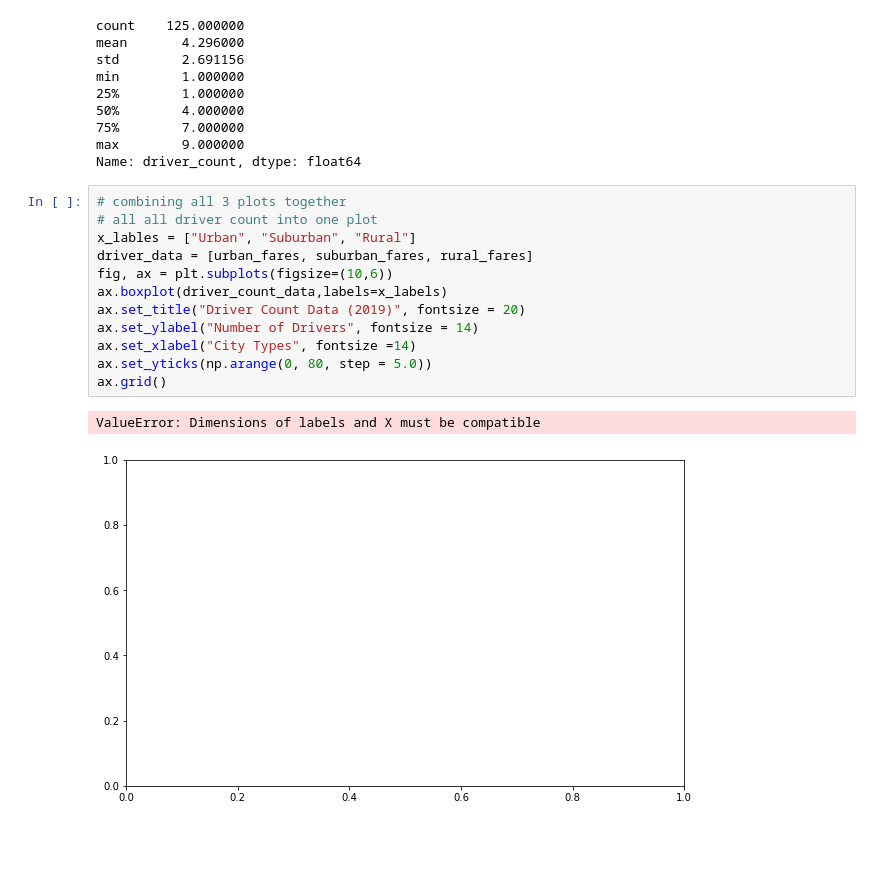
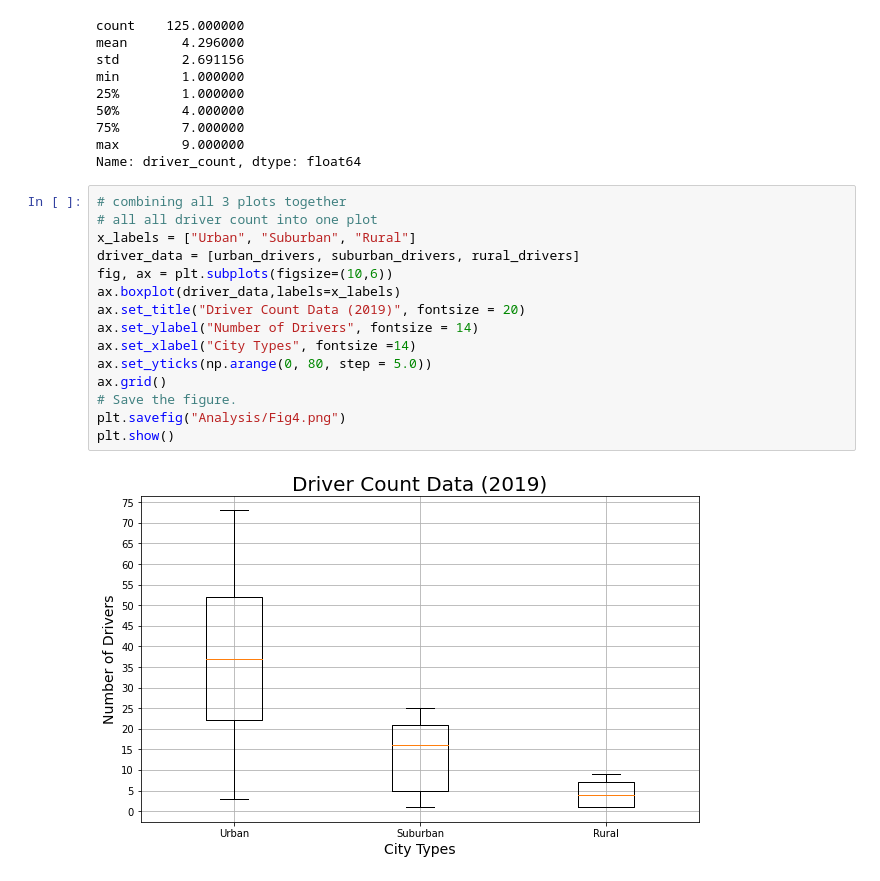
Before and after one commit to lo7kyle/PyBer_Analysis, a Jupyter notebook: PyBer.ipynb, the cells around one changed output. Cells and saved outputs as stored; diff of their text form; blank space fills up the shorter version.

```diff
--- a/PyBer.ipynb
+++ b/PyBer.ipynb
@@ -825,15 +825,17 @@ Name: driver_count, dtype: float64
 # %%
 # combining all 3 plots together
 # all all driver count into one plot
-x_lables = ["Urban", "Suburban", "Rural"]
-driver_data = [urban_fares, suburban_fares, rural_fares]
+x_labels = ["Urban", "Suburban", "Rural"]
+driver_data = [urban_drivers, suburban_drivers, rural_drivers]
 fig, ax = plt.subplots(figsize=(10,6))
-ax.boxplot(driver_count_data,labels=x_labels)
+ax.boxplot(driver_data,labels=x_labels)
 ax.set_title("Driver Count Data (2019)", fontsize = 20)
 ax.set_ylabel("Number of Drivers", fontsize = 14)
 ax.set_xlabel("City Types", fontsize =14)
 ax.set_yticks(np.arange(0, 80, step = 5.0))
 ax.grid()
+# Save the figure.
+plt.savefig("Analysis/Fig4.png")
+plt.show()
 # %% [output]
-ValueError: Dimensions of labels and X must be compatible
-[figure, old version]
+[figure, new version]
```
Also changed, not shown: parts of 6 cells of this notebook, 2 other files.
